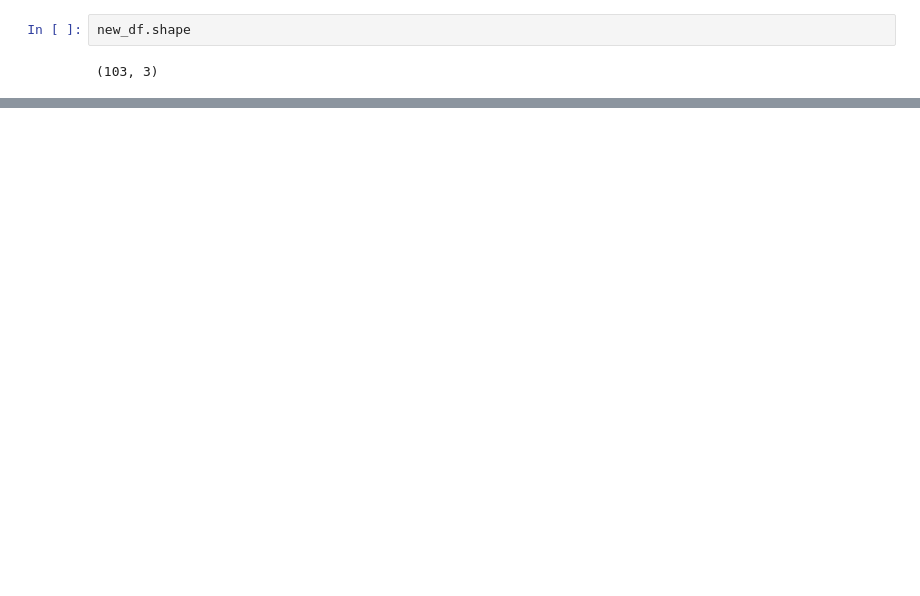
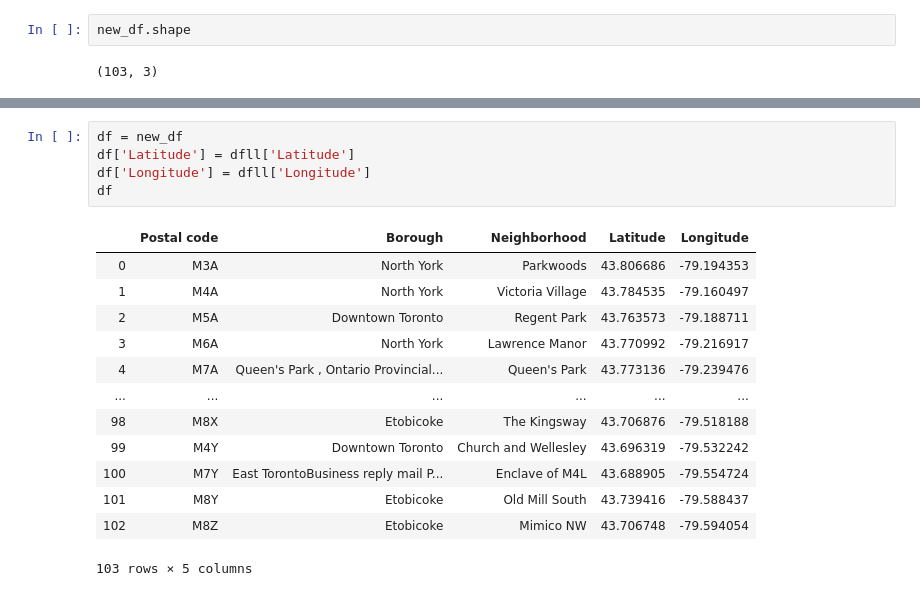
Before and after one commit to Khappa29/coursera_capstone, a Jupyter notebook: Capstone_NB.ipynb, the cells around one changed output, grey strips where cells are left out. Drawn from its saved outputs; the diff is of its cells as text; blank space fills up the shorter version.

```diff
--- a/Capstone_NB.ipynb
+++ b/Capstone_NB.ipynb
@@ -83,0 +73,19 @@ new_df.shape
+# %%
+df = new_df
+df['Latitude'] = dfll['Latitude']
+df['Longitude'] = dfll['Longitude']
+df
+# %% [output]
+|  | Postal code | Borough | Neighborhood | Latitude | Longitude |
+| 0 | M3A | North York | Parkwoods | 43.806686 | -79.194353 |
+| 1 | M4A | North York | Victoria Village | 43.784535 | -79.160497 |
+| 2 | M5A | Downtown Toronto | Regent Park | 43.763573 | -79.188711 |
+| 3 | M6A | North York | Lawrence Manor | 43.770992 | -79.216917 |
+| 4 | M7A | Queen's Park , Ontario Provincial... | Queen's Park | 43.773136 | -79.239476 |
+| ... | ... | ... | ... | ... | ... |
+| 98 | M8X | Etobicoke | The Kingsway | 43.706876 | -79.518188 |
+| 99 | M4Y | Downtown Toronto | Church and Wellesley | 43.696319 | -79.532242 |
+| 100 | M7Y | East TorontoBusiness reply mail P... | Enclave of M4L | 43.688905 | -79.554724 |
+| 101 | M8Y | Etobicoke | Old Mill South | 43.739416 | -79.588437 |
+| 102 | M8Z | Etobicoke | Mimico NW | 43.706748 | -79.594054 |
+103 rows × 5 columns
```
Also changed, not shown: parts of 19 cells of this notebook.
